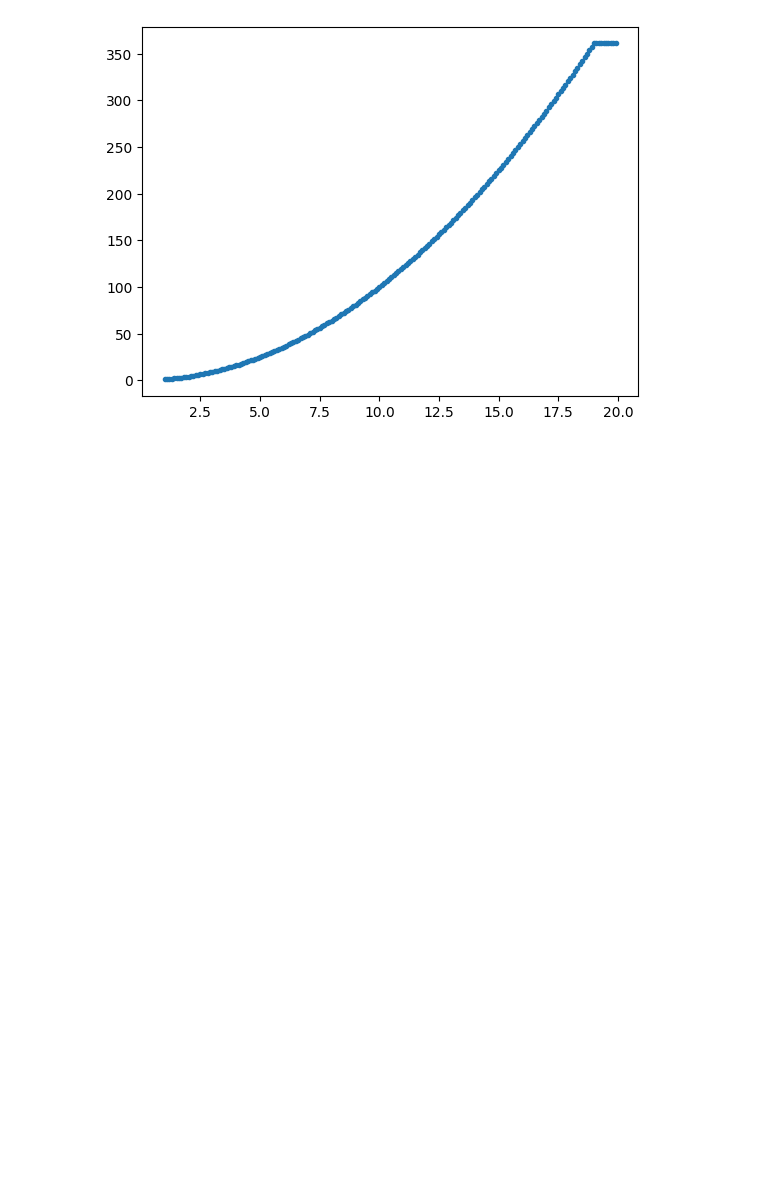
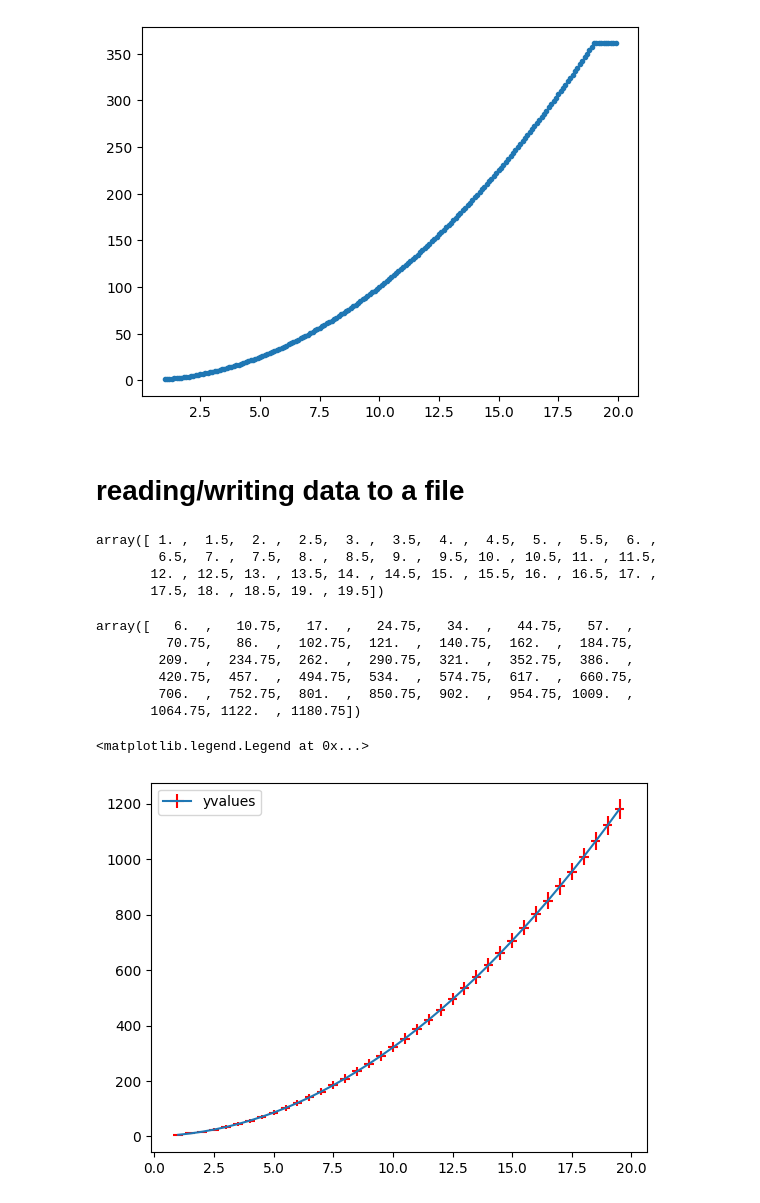
Before and after one commit to saurabhmittal23/space_physics, a Jupyter notebook: tutorial.ipynb, the cells around one changed output. Cells and saved outputs as stored; diff of their text form; code cells hidden in the pictures; blank space fills up the shorter version.

Commit message:
Minor updates:     - Read/write data to a txt file     - Nested loops

```diff
--- a/tutorial.ipynb
+++ b/tutorial.ipynb
@@ -697,3 +699,33 @@ plt.plot(x_new, interp, '.')
 # %% [output]
 [<matplotlib.lines.Line2D at 0x...>]
 [figure]
+# %% [markdown]
+# reading/writing data to a file
+# %%
+x = np.arange(1,20, step = 0.5)
+x
+# %% [output]
+array([ 1. ,  1.5,  2. ,  2.5,  3. ,  3.5,  4. ,  4.5,  5. ,  5.5,  6. ,
+        6.5,  7. ,  7.5,  8. ,  8.5,  9. ,  9.5, 10. , 10.5, 11. , 11.5,
+       12. , 12.5, 13. , 13.5, 14. , 14.5, 15. , 15.5, 16. , 16.5, 17. ,
+       17.5, 18. , 18.5, 19. , 19.5])
+# %%
+y = func(x,1,2,3)
+y
+# %% [output]
+array([   6.  ,   10.75,   17.  ,   24.75,   34.  ,   44.75,   57.  ,
+         70.75,   86.  ,  102.75,  121.  ,  140.75,  162.  ,  184.75,
+        209.  ,  234.75,  262.  ,  290.75,  321.  ,  352.75,  386.  ,
+        420.75,  457.  ,  494.75,  534.  ,  574.75,  617.  ,  660.75,
+        706.  ,  752.75,  801.  ,  850.75,  902.  ,  954.75, 1009.  ,
+       1064.75, 1122.  , 1180.75])
+# %%
+x_err = 0.2 * np.ones(len(x))
+y_err = np.sqrt(y)
+# %%
+
+plt.errorbar(x,y, xerr= x_err, yerr = y_err, ecolor='r', label = 'yvalues')
+plt.legend()
+# %% [output]
+<matplotlib.legend.Legend at 0x...>
+[figure, added]
```
Also changed, not shown: parts of 17 cells of this notebook.
